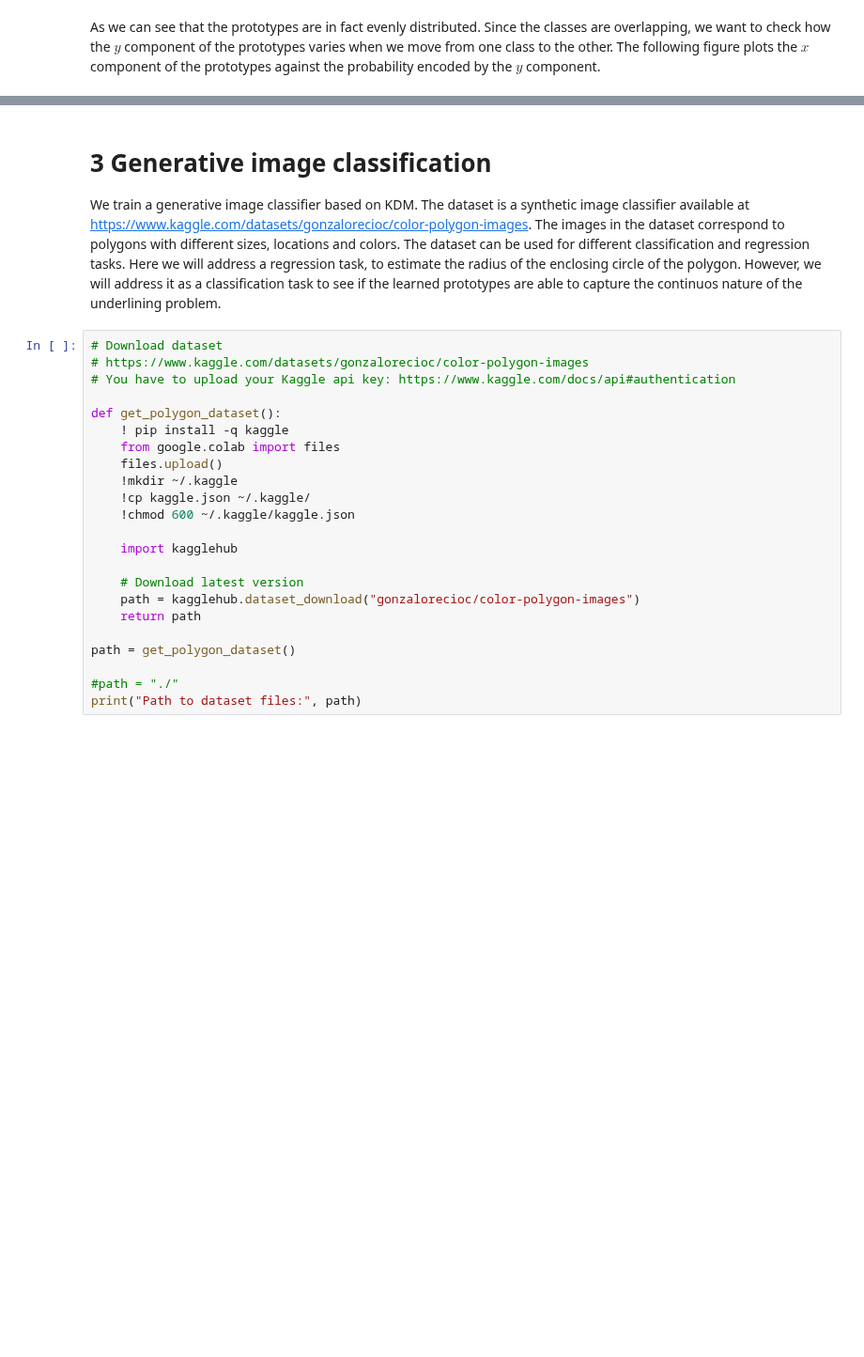
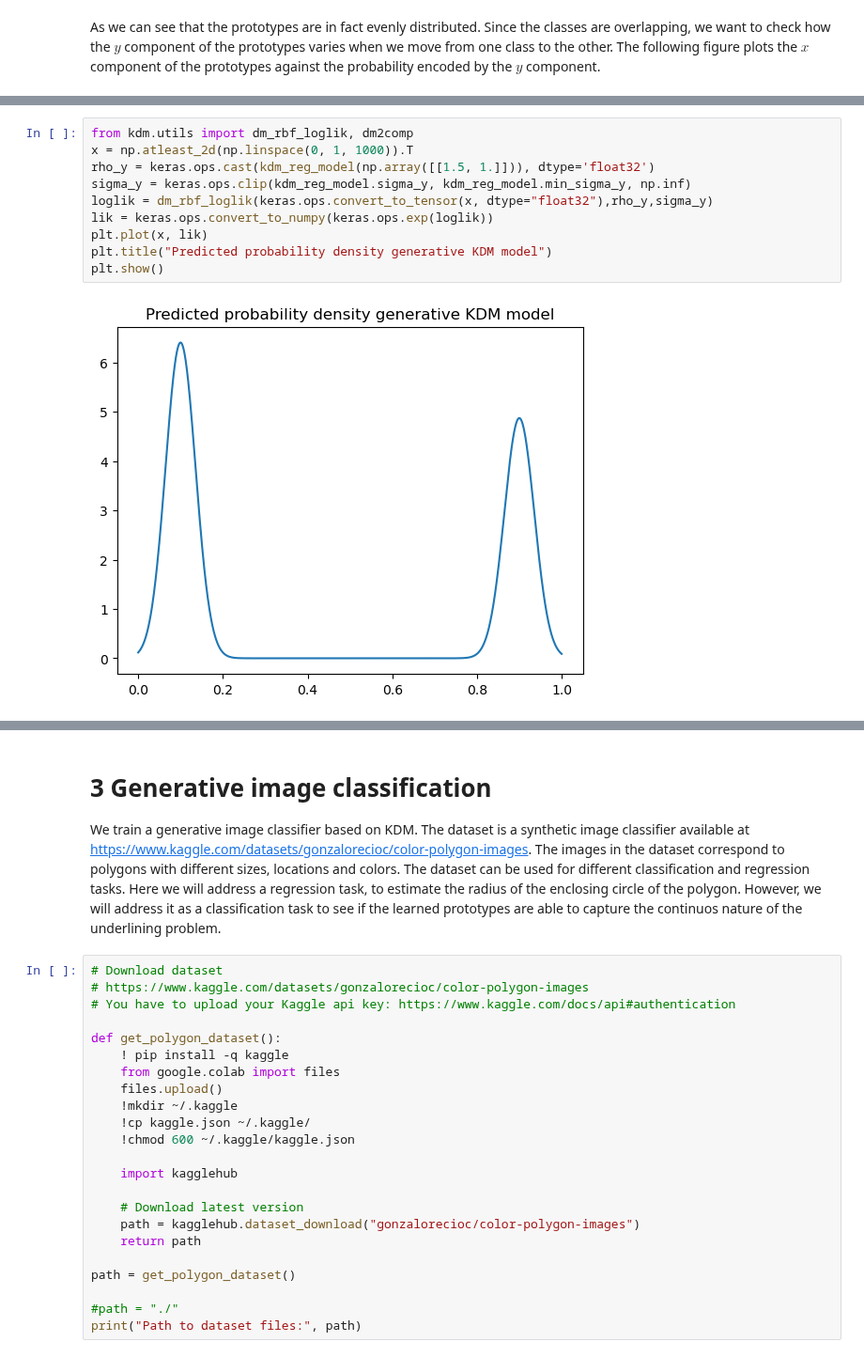
Before and after one commit to fagonzalezo/kdm, a Jupyter notebook: examples/kdm_generative_regress.ipynb, the cells around one changed output, grey strips where cells are left out. Shown at 94% size. Drawn from its saved outputs; the diff is of its cells as text; blank space fills up the shorter version.

```diff
--- a/examples/kdm_generative_regress.ipynb
+++ b/examples/kdm_generative_regress.ipynb
@@ -202,0 +193,12 @@ plt.scatter(xs, ys[:, 0], c='b', marker='o', s=weights*1000)
+# %%
+from kdm.utils import dm_rbf_loglik, dm2comp
+x = np.atleast_2d(np.linspace(0, 1, 1000)).T
+rho_y = keras.ops.cast(kdm_reg_model(np.array([[1.5, 1.]])), dtype='float32')
+sigma_y = keras.ops.clip(kdm_reg_model.sigma_y, kdm_reg_model.min_sigma_y, np.inf)
+loglik = dm_rbf_loglik(keras.ops.convert_to_tensor(x, dtype="float32"),rho_y,sigma_y)
+lik = keras.ops.convert_to_numpy(keras.ops.exp(loglik))
+plt.plot(x, lik)
+plt.title("Predicted probability density generative KDM model")
+plt.show()
+# %% [output]
+[figure, added]
```
Also changed, not shown: parts of 6 cells of this notebook, 3 other files.
